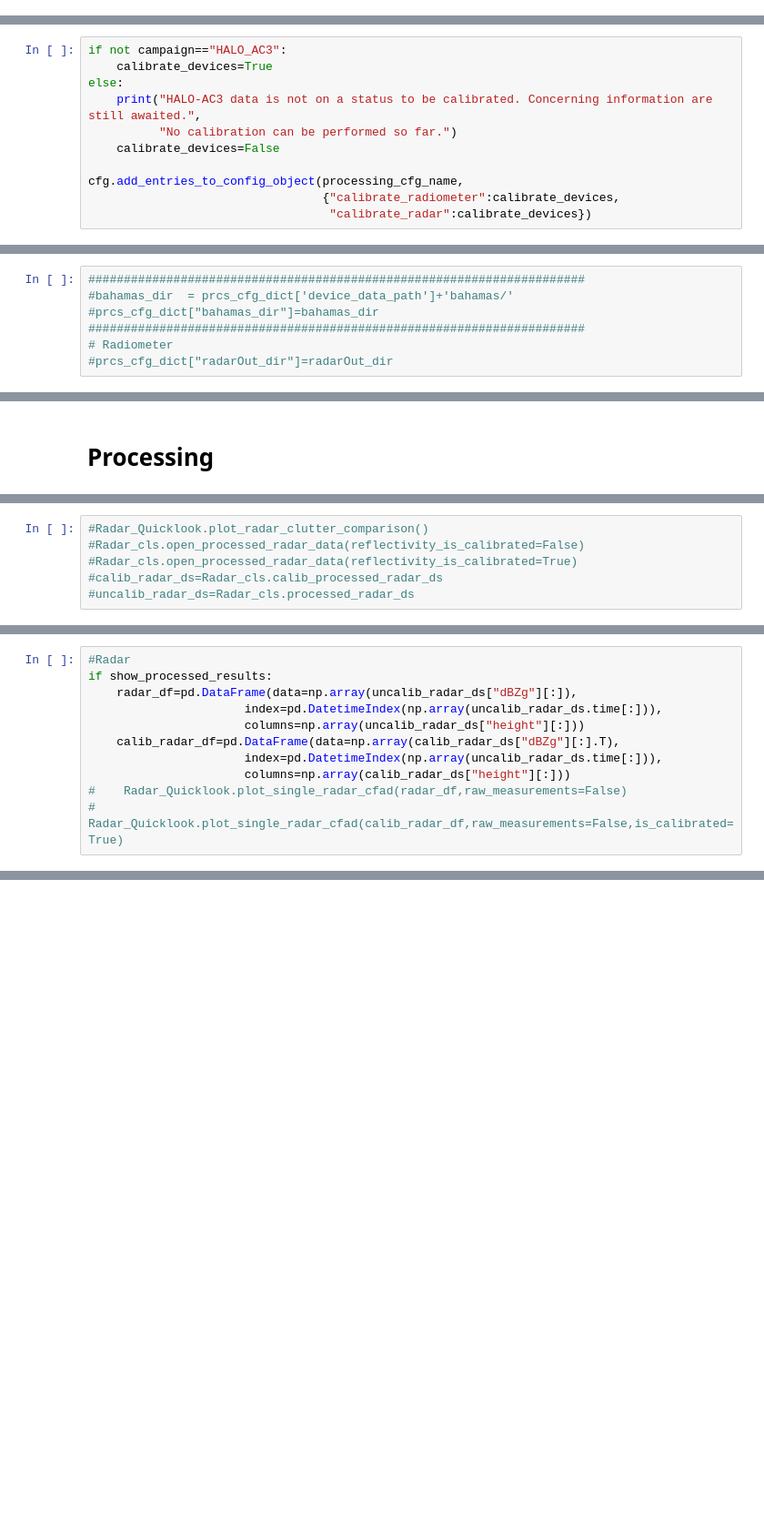
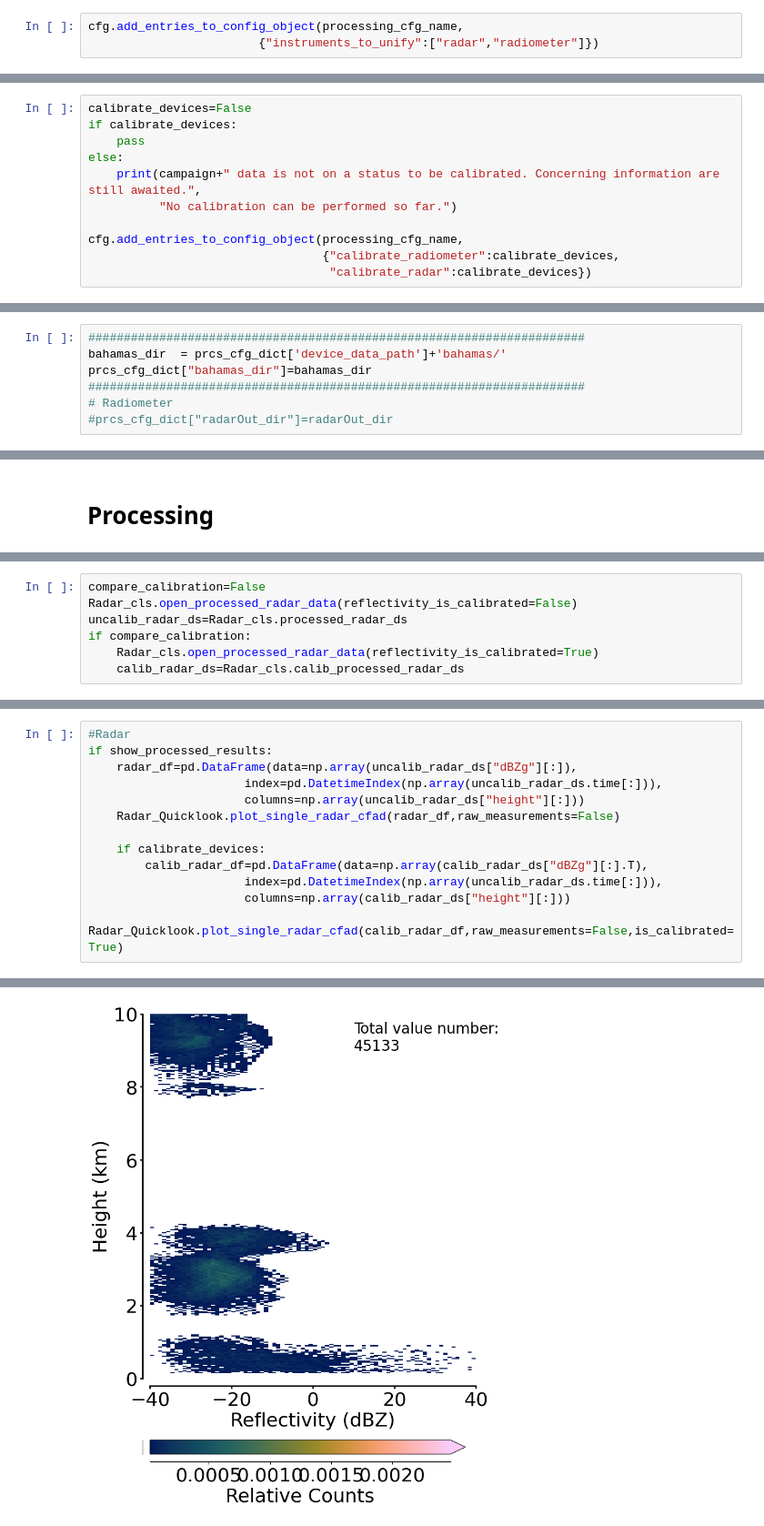
Before and after one commit to hdorff94/hamp_processing_python, a Jupyter notebook: hamp_handler_notebook.ipynb, the cells around one changed output, grey strips where cells are left out. Shown at 91% size. Cells and saved outputs as stored; diff of their text form; blank space fills up the shorter version.

Commit message:
prepared notebook for up-to-date routines and updated the masking plots

```diff
--- a/hamp_handler_notebook.ipynb
+++ b/hamp_handler_notebook.ipynb
@@ -142,3 +163,6 @@ Module Flight Campaign is not listed in the path Flights need to be defined manu
 # Specifications
 # %% [markdown]
 ### Processing specification
+# %%
+cfg.add_entries_to_config_object(processing_cfg_name,
+                        {"instruments_to_unify":["radar","radiometer"]})
@@ -197,12 +223,12 @@ Entries:  dict_keys(['land_mask', 'noise_mask', 'calibration_mask', 'surface_mas
 # %% [markdown]
 #### Calibration specifications
 # %%
-if not campaign=="HALO_AC3":
-    calibrate_devices=True
+calibrate_devices=False
+if calibrate_devices:
+    pass
 else:
-    print("HALO-AC3 data is not on a status to be calibrated. Concerning information are still awaited.",
+    print(campaign+" data is not on a status to be calibrated. Concerning information are still awaited.",
           "No calibration can be performed so far.")
-    calibrate_devices=False
 
 cfg.add_entries_to_config_object(processing_cfg_name,
                                  {"calibrate_radiometer":calibrate_devices,
@@ -311,8 +336,8 @@ Open Radiometer Channel:  183
 #### BAHAMAS
 # %%
 ######################################################################
-#bahamas_dir  = prcs_cfg_dict['device_data_path']+'bahamas/'
-#prcs_cfg_dict["bahamas_dir"]=bahamas_dir
+bahamas_dir  = prcs_cfg_dict['device_data_path']+'bahamas/'
+prcs_cfg_dict["bahamas_dir"]=bahamas_dir
 ######################################################################
 # Radiometer
 #prcs_cfg_dict["radarOut_dir"]=radarOut_dir
@@ -413,6 +443,7 @@ if perform_processing:
 # %%
-#Radar_Quicklook.plot_radar_clutter_comparison()
-#Radar_cls.open_processed_radar_data(reflectivity_is_calibrated=False)
-#Radar_cls.open_processed_radar_data(reflectivity_is_calibrated=True)
-#calib_radar_ds=Radar_cls.calib_processed_radar_ds
-#uncalib_radar_ds=Radar_cls.processed_radar_ds
+compare_calibration=False
+Radar_cls.open_processed_radar_data(reflectivity_is_calibrated=False)
+uncalib_radar_ds=Radar_cls.processed_radar_ds
+if compare_calibration:
+    Radar_cls.open_processed_radar_data(reflectivity_is_calibrated=True)
+    calib_radar_ds=Radar_cls.calib_processed_radar_ds
@@ -428,8 +476,11 @@ if show_processed_results:
     radar_df=pd.DataFrame(data=np.array(uncalib_radar_ds["dBZg"][:]),
                       index=pd.DatetimeIndex(np.array(uncalib_radar_ds.time[:])),
                       columns=np.array(uncalib_radar_ds["height"][:]))
-    calib_radar_df=pd.DataFrame(data=np.array(calib_radar_ds["dBZg"][:].T),
+    Radar_Quicklook.plot_single_radar_cfad(radar_df,raw_measurements=False)
+
+    if calibrate_devices:
+        calib_radar_df=pd.DataFrame(data=np.array(calib_radar_ds["dBZg"][:].T),
                       index=pd.DatetimeIndex(np.array(uncalib_radar_ds.time[:])),
                       columns=np.array(calib_radar_ds["height"][:]))
-#    Radar_Quicklook.plot_single_radar_cfad(radar_df,raw_measurements=False)
-#    Radar_Quicklook.plot_single_radar_cfad(calib_radar_df,raw_measurements=False,is_calibrated=True)
+        Radar_Quicklook.plot_single_radar_cfad(calib_radar_df,raw_measurements=False,is_calibrated=True)
+# %% [output]
@@ -435,0 +490 @@ if show_processed_results:
+[figure, added]
```
Also changed, not shown: parts of 45 cells of this notebook, 10 other files.
